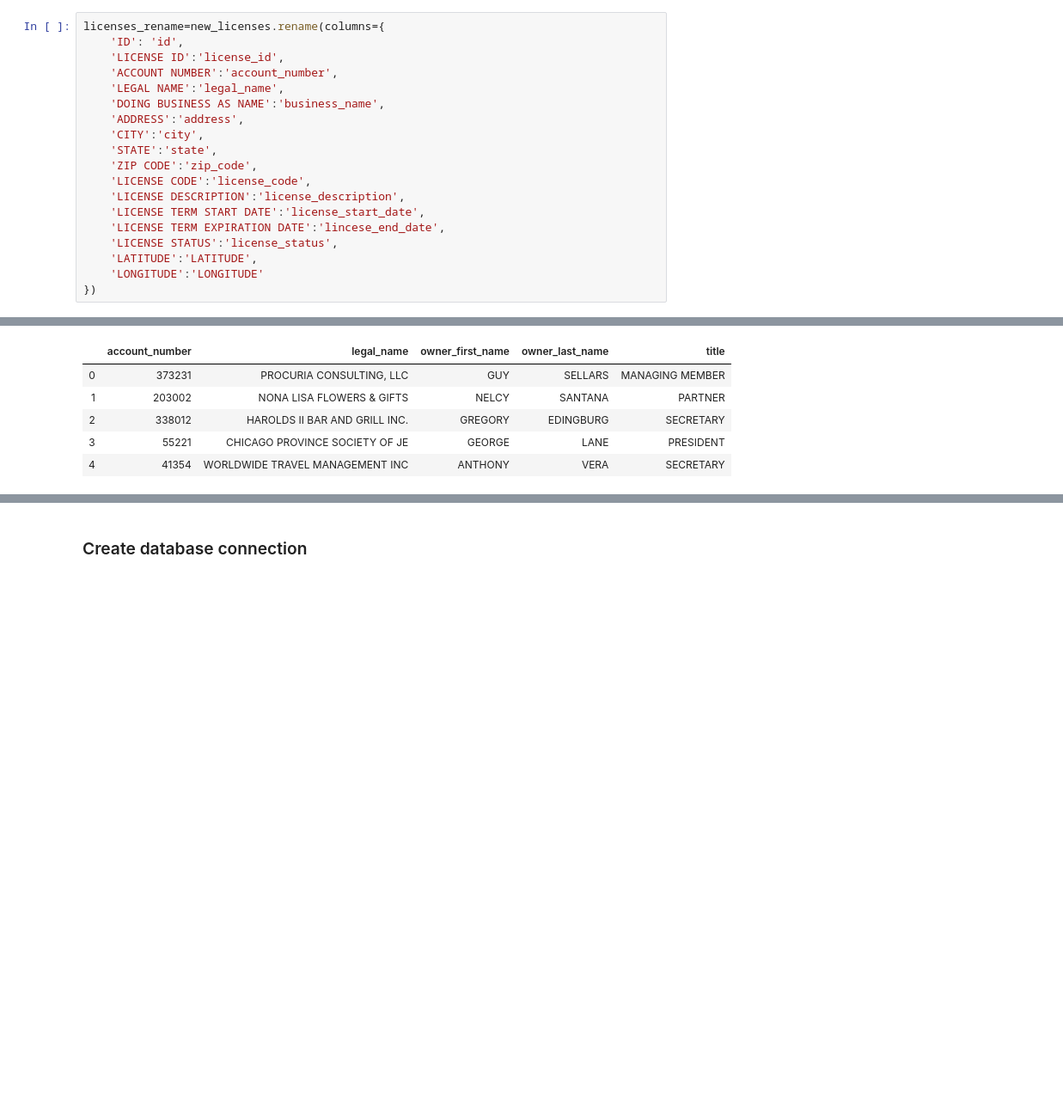
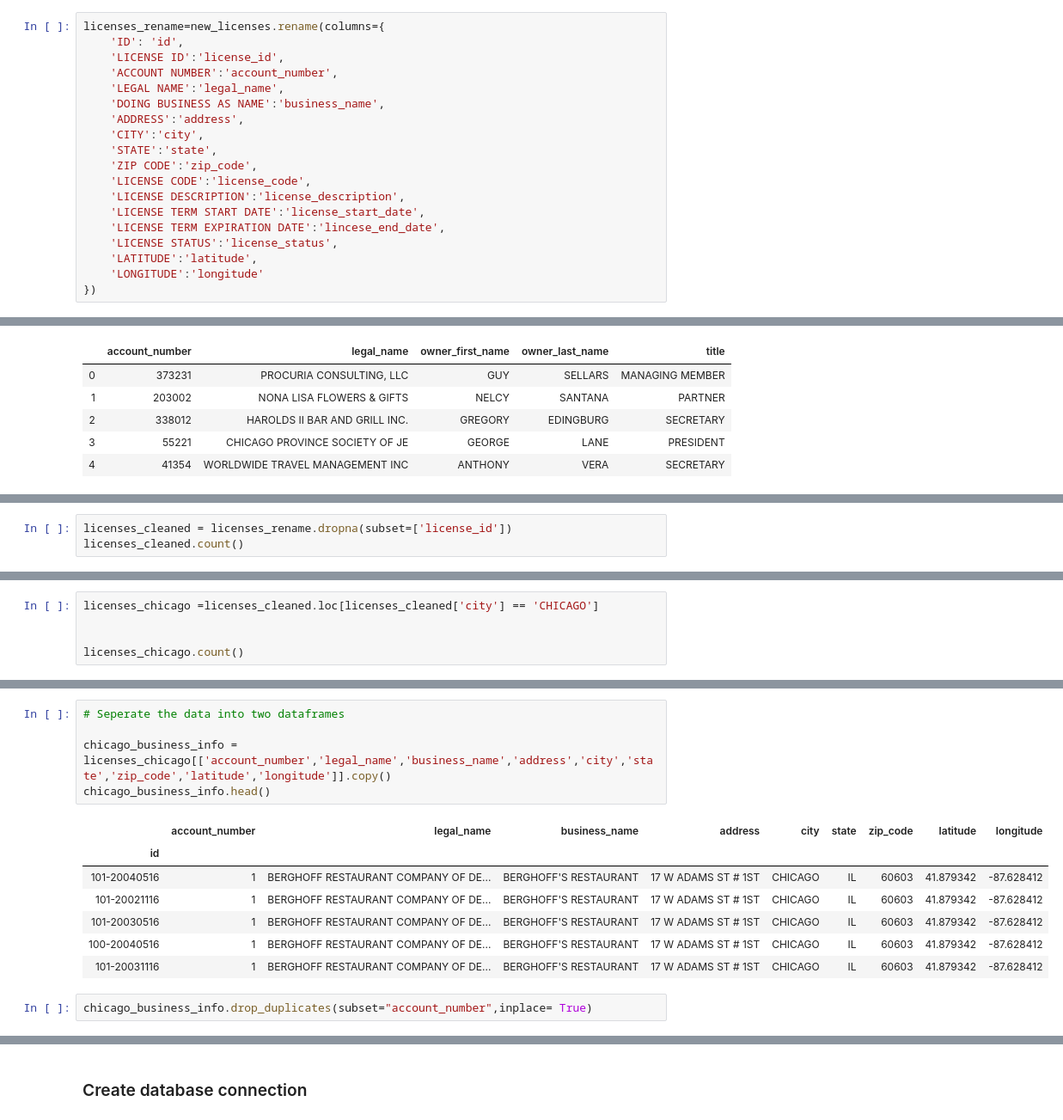
Before and after one commit to Lei-Gu/ETL-Project, a Jupyter notebook: Chicago Resturant Inspection.ipynb, the cells around one changed output, grey strips where cells are left out. Shown: that part at 86% size. Drawn from its saved outputs; the diff is of its cells as text; blank space fills up the shorter version.

```diff
--- a/Chicago Resturant Inspection.ipynb
+++ b/Chicago Resturant Inspection.ipynb
@@ -110,8 +110,8 @@ licenses_rename=new_licenses.rename(columns={
     'LICENSE TERM START DATE':'license_start_date',
     'LICENSE TERM EXPIRATION DATE':'lincese_end_date',
     'LICENSE STATUS':'license_status',
-    'LATITUDE':'LATITUDE',
-    'LONGITUDE':'LONGITUDE'
+    'LATITUDE':'latitude',
+    'LONGITUDE':'longitude'
 })
 # %%
 licenses_rename.set_index("id", inplace =True)
@@ -146,0 +166,3 @@ KeyError: Index(['id'], dtype='object')
+# %%
+licenses_cleaned = licenses_rename.dropna(subset=['license_id'])
+licenses_cleaned.count()
@@ -146,0 +186,5 @@ KeyError: Index(['id'], dtype='object')
+# %%
+licenses_chicago =licenses_cleaned.loc[licenses_cleaned['city'] == 'CHICAGO']
+
+
+licenses_chicago.count()
@@ -146,0 +208,15 @@ KeyError: Index(['id'], dtype='object')
+# %%
+# Seperate the data into two dataframes
+
+chicago_business_info = licenses_chicago[['account_number','legal_name','business_name','address','city','state','zip_code','latitude','longitude']].copy()
+chicago_business_info.head()
+# %% [output]
+|  | account_number | legal_name | business_name | address | city | state | zip_code | latitude | longitude |
+| id |  |  |  |  |  |  |  |  |  |
+| 101-20040516 | 1 | BERGHOFF RESTAURANT COMPANY OF DE... | BERGHOFF'S RESTAURANT | 17 W ADAMS ST # 1ST | CHICAGO | IL | 60603 | 41.879342 | -87.628412 |
+| 101-20021116 | 1 | BERGHOFF RESTAURANT COMPANY OF DE... | BERGHOFF'S RESTAURANT | 17 W ADAMS ST # 1ST | CHICAGO | IL | 60603 | 41.879342 | -87.628412 |
+| 101-20030516 | 1 | BERGHOFF RESTAURANT COMPANY OF DE... | BERGHOFF'S RESTAURANT | 17 W ADAMS ST # 1ST | CHICAGO | IL | 60603 | 41.879342 | -87.628412 |
+| 100-20040516 | 1 | BERGHOFF RESTAURANT COMPANY OF DE... | BERGHOFF'S RESTAURANT | 17 W ADAMS ST # 1ST | CHICAGO | IL | 60603 | 41.879342 | -87.628412 |
+| 101-20031116 | 1 | BERGHOFF RESTAURANT COMPANY OF DE... | BERGHOFF'S RESTAURANT | 17 W ADAMS ST # 1ST | CHICAGO | IL | 60603 | 41.879342 | -87.628412 |
+# %%
+chicago_business_info.drop_duplicates(subset="account_number",inplace= True)
```
Also changed, not shown: parts of 16 cells of this notebook, 2 other files.
